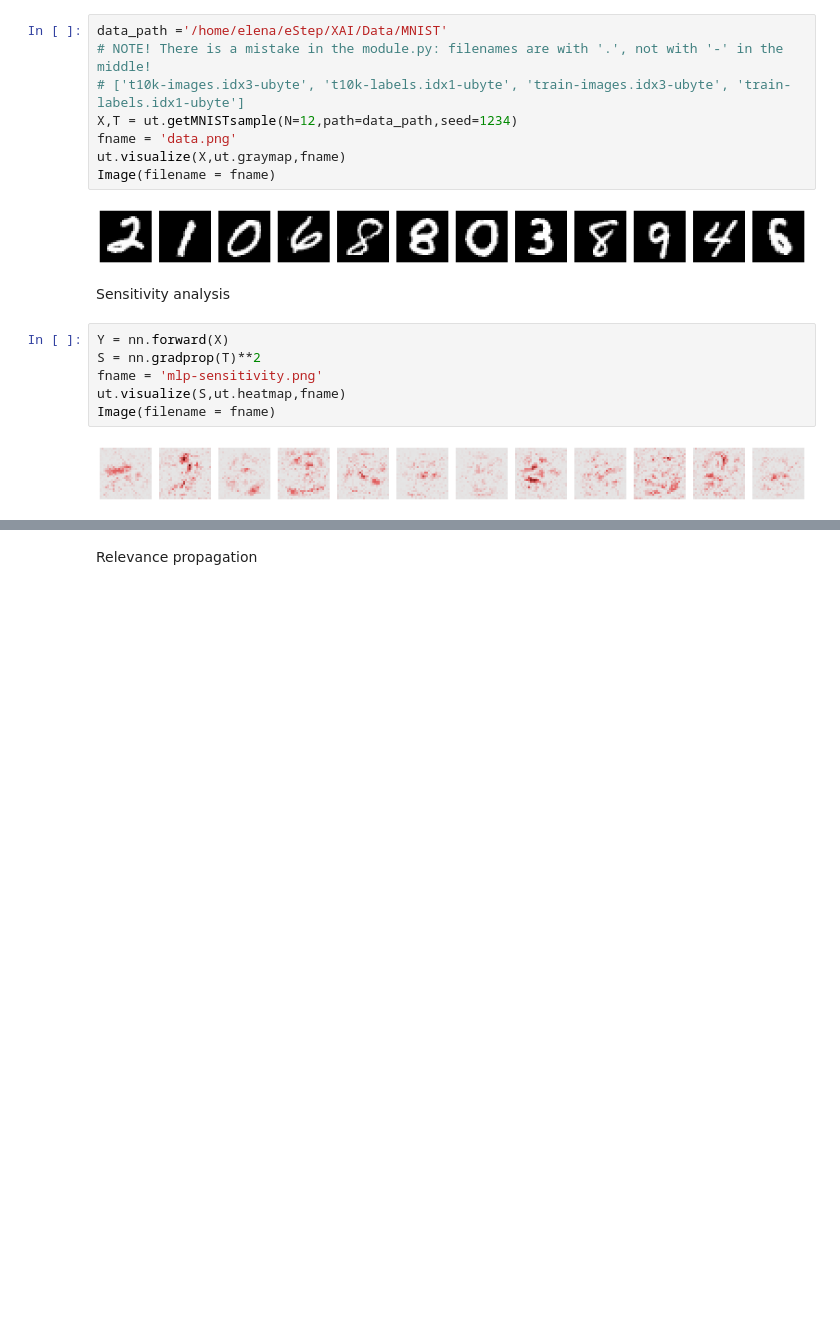
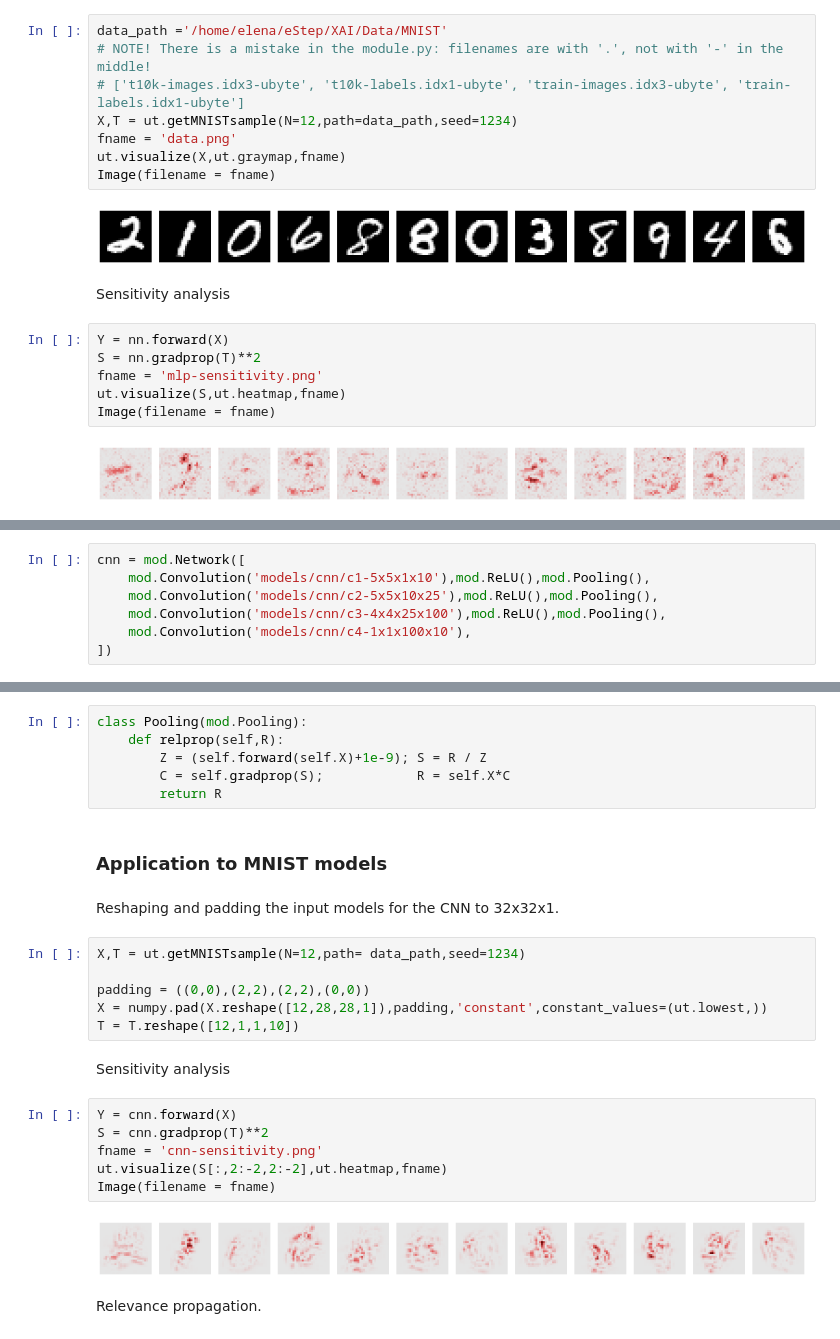
Before and after one commit to NLeSC/XAI, a Jupyter notebook: Software/Python/LRP Tutorial/LRP_Tutorial.ipynb, the cells around one changed output, grey strips where cells are left out. Drawn from its saved outputs; the diff is of its cells as text; blank space fills up the shorter version.

```diff
--- a/Software/Python/LRP Tutorial/LRP_Tutorial.ipynb
+++ b/Software/Python/LRP Tutorial/LRP_Tutorial.ipynb
@@ -87,0 +113,7 @@ Image(filename = fname)
+# %%
+cnn = mod.Network([
+    mod.Convolution('models/cnn/c1-5x5x1x10'),mod.ReLU(),mod.Pooling(),
+    mod.Convolution('models/cnn/c2-5x5x10x25'),mod.ReLU(),mod.Pooling(),
+    mod.Convolution('models/cnn/c3-4x4x25x100'),mod.ReLU(),mod.Pooling(),
+    mod.Convolution('models/cnn/c4-1x1x100x10'),
+])
@@ -88,2 +147,28 @@ Image(filename = fname)
+# %%
+class Pooling(mod.Pooling):
+    def relprop(self,R):
+        Z = (self.forward(self.X)+1e-9); S = R / Z
+        C = self.gradprop(S);            R = self.X*C
+        return R
+# %% [markdown]
+### Application to MNIST models
+# %% [markdown]
+Reshaping and padding the input models for the CNN to 32x32x1.
+# %%
+X,T = ut.getMNISTsample(N=12,path= data_path,seed=1234)
+
+padding = ((0,0),(2,2),(2,2),(0,0))
+X = numpy.pad(X.reshape([12,28,28,1]),padding,'constant',constant_values=(ut.lowest,))
+T = T.reshape([12,1,1,10])
+# %% [markdown]
+Sensitivity analysis
+# %%
+Y = cnn.forward(X)
+S = cnn.gradprop(T)**2
+fname = 'cnn-sensitivity.png'
+ut.visualize(S[:,2:-2,2:-2],ut.heatmap,fname)
+Image(filename = fname)
+# %% [output]
+[figure, added]
 # %% [markdown]
-Relevance propagation
+Relevance propagation.
```
Also changed, not shown: parts of 26 cells of this notebook, 4 other files.
